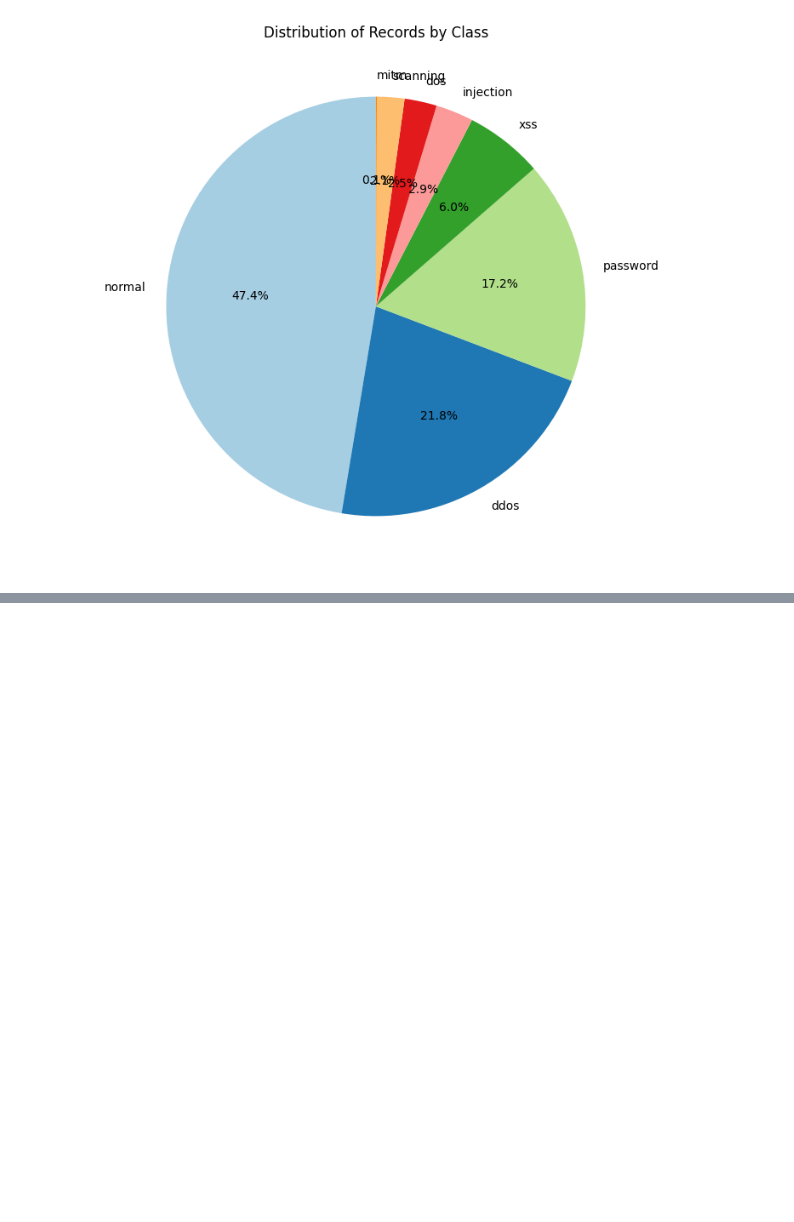
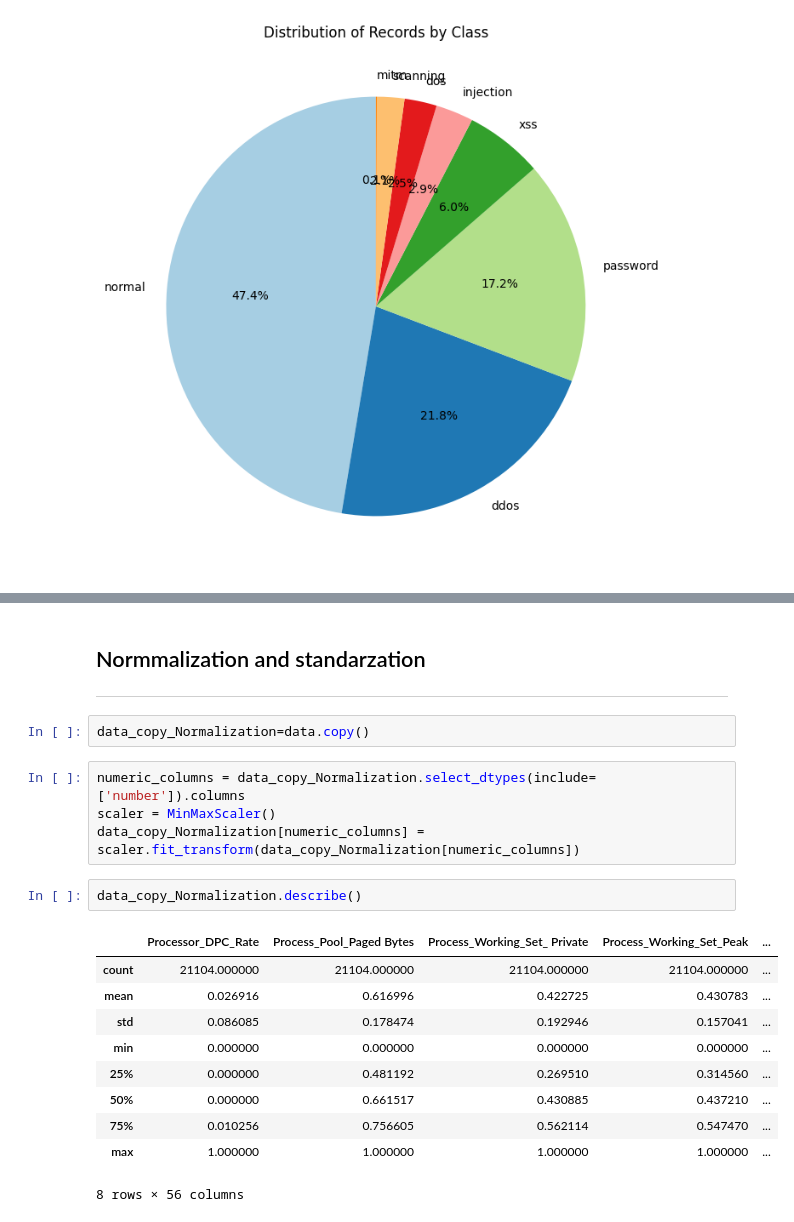
Before and after one commit to anas1IA/Windows_attack10, a Jupyter notebook: Windows_attacks_10_2IA.ipynb, the cells around one changed output, grey strips where cells are left out. Drawn from its saved outputs; the diff is of its cells as text; blank space fills up the shorter version.

```diff
--- a/Windows_attacks_10_2IA.ipynb
+++ b/Windows_attacks_10_2IA.ipynb
@@ -201,0 +252,24 @@ plt.show()
+# %% [markdown]
+## Normmalization and standarzation
+
+
+---
+# %%
+data_copy_Normalization=data.copy()
+# %%
+numeric_columns = data_copy_Normalization.select_dtypes(include=['number']).columns
+scaler = MinMaxScaler()
+data_copy_Normalization[numeric_columns] = scaler.fit_transform(data_copy_Normalization[numeric_columns])
+# %%
+data_copy_Normalization.describe()
+# %% [output]
+|  | Processor_DPC_Rate | Process_Pool_Paged Bytes | Process_Working_Set_ Private | Process_Working_Set_Peak | ... |
+| count | 21104.000000 | 21104.000000 | 21104.000000 | 21104.000000 | ... |
+| mean | 0.026916 | 0.616996 | 0.422725 | 0.430783 | ... |
+| std | 0.086085 | 0.178474 | 0.192946 | 0.157041 | ... |
+| min | 0.000000 | 0.000000 | 0.000000 | 0.000000 | ... |
+| 25% | 0.000000 | 0.481192 | 0.269510 | 0.314560 | ... |
+| 50% | 0.000000 | 0.661517 | 0.430885 | 0.437210 | ... |
+| 75% | 0.010256 | 0.756605 | 0.562114 | 0.547470 | ... |
+| max | 1.000000 | 1.000000 | 1.000000 | 1.000000 | ... |
+8 rows × 56 columns
```
Also changed, not shown: parts of 15 cells of this notebook.
